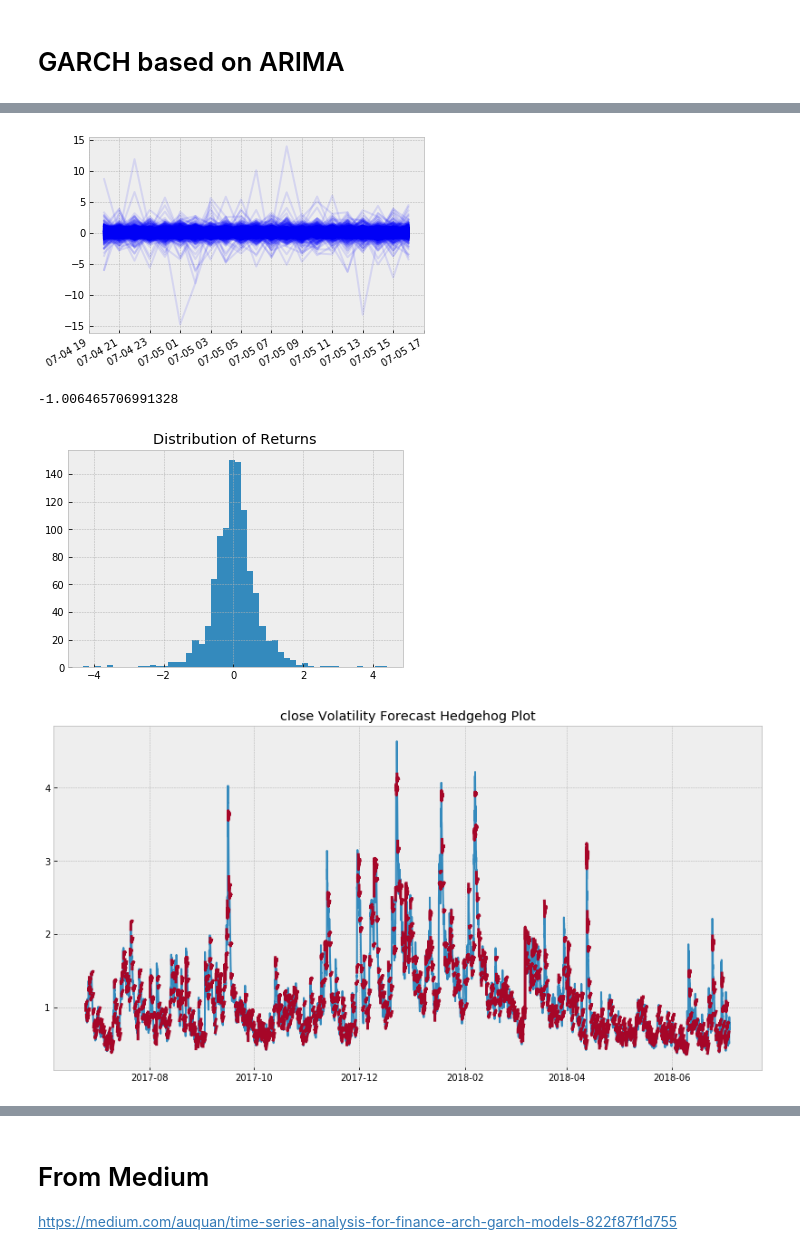
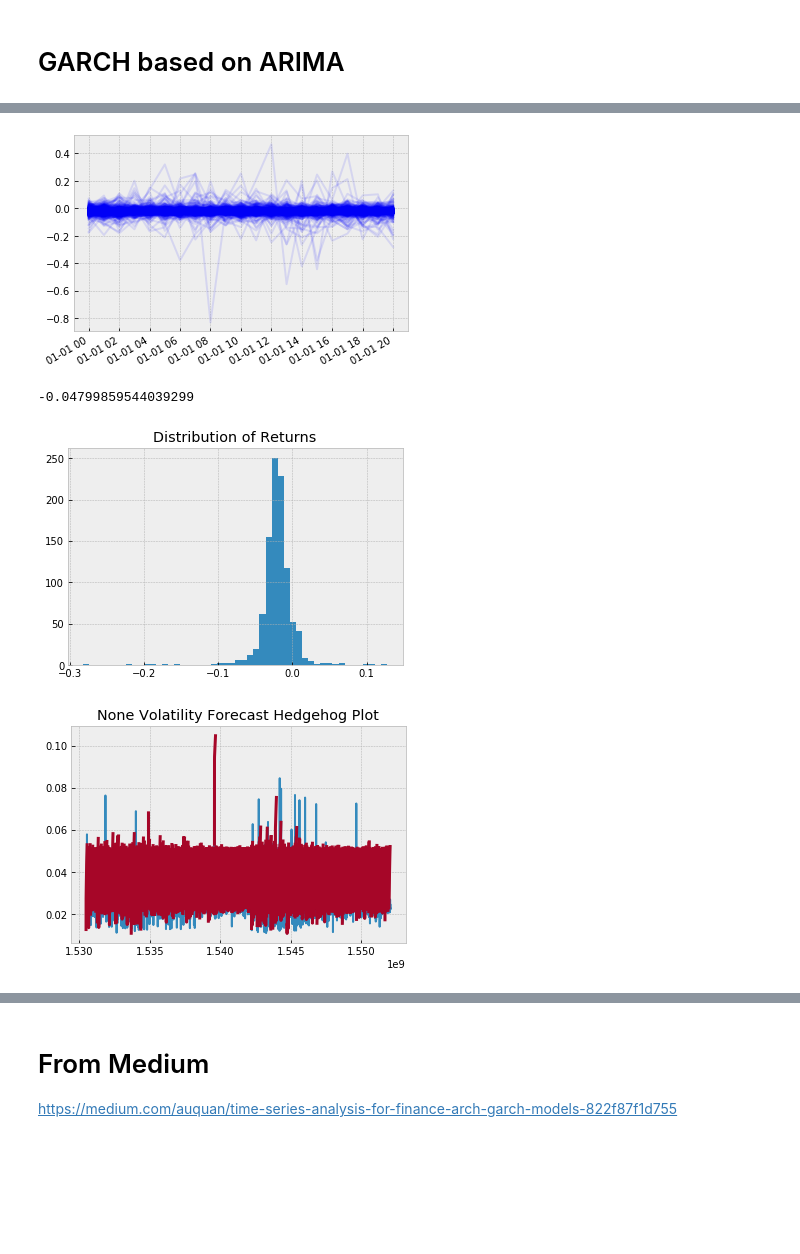
Before and after one commit to daniel-cortez-stevenson/crypto-predict, a Jupyter notebook: notebooks/statistical_model_dev.ipynb, the cells around one changed output, grey strips where cells are left out. Saved outputs shown, nothing was run; the diff lists cells and outputs as text; code cells hidden in the pictures; blank space fills up the shorter version.

```diff
--- a/notebooks/statistical_model_dev.ipynb
+++ b/notebooks/statistical_model_dev.ipynb
@@ -1,6 +6,10 @@
 # %%
 %load_ext autoreload
 %autoreload 2
+p = print
+
+import os
+import datetime
 
 import pandas as pd
 import numpy as np
@@ -8,14 +17,12 @@ import numpy as np
 import matplotlib.pyplot as plt
 %matplotlib inline
 
-import os, dotenv
-project_path = os.path.dirname(dotenv.find_dotenv())
-
 from sklearn.preprocessing import MinMaxScaler
 from sklearn.model_selection import train_test_split
-""
-import pickle
 
+from crypr.util import get_project_path
+
+import statsmodels
 import statsmodels.formula.api as smf
 import statsmodels.tsa.api as smt
 import statsmodels.api as sm
@@ -38,0 +35,8 @@ N_FEATURES=int(X_train.columns.values.size / Tx)
+# %%
+"""
+Import Data.
+"""
+SYM = 'BTC'
+data_path = os.path.join(get_project_path(), 'data', 'raw', SYM + '.csv')
+data = pd.read_csv(os.path.join(data_path), index_col=-1)
+data.head()
@@ -57,0 +63,7 @@ forecast_steps = 21
+# %%
+Y = data['close'].pct_change().dropna()
+Y.index = list(map(lambda ix: datetime.datetime.strptime(ix, '%Y-%m-%d %H:%M:%S').timestamp(), Y.index))
+max_lag = 30
+freq = 'H'
+forecast_steps = 21
+Y.head()
@@ -151,22 +163,20 @@ def _get_best_arima(TS):
     best_order = None
     best_mdl = None
 
-    pq_rng = range(5) # [0,1,2,3,4]
-    d_rng = range(2) # [0,1]
+    pq_rng = range(5)
+    d_rng = range(2)
     for i in pq_rng:
         for d in d_rng:
             for j in pq_rng:
                 try:
-                    tmp_mdl = smt.ARIMA(TS, order=(i,d,j), freq=freq).fit(
-                        method='mle', trend='nc'
-                    )
+                    tmp_mdl = smt.ARIMA(TS, order=(i, d, j)).fit(method='mle', trend='nc', freq=freq)
                     tmp_aic = tmp_mdl.aic
                     if tmp_aic < best_aic:
                         best_aic = tmp_aic
                         best_order = (i, d, j)
                         best_mdl = tmp_mdl
                 except: continue
-    print('aic: {:6.5f} | order: {}'.format(best_aic, best_order))
+    p('aic: {:6.5f} | order: {}'.format(best_aic, best_order))
     return best_aic, best_order, best_mdl
 # %%
 arima_aic, arima_order, arima_mdl = _get_best_arima(Y)
@@ -260,24 +262,24 @@ arch_f = arch_res.forecast(horizon=forecast_steps, start=Y.index[-1], method='si
 # %%
 
 sims = arch_f.simulations
 fig, ax = plt.subplots()
-lines = plt.plot(idx, sims.values[-1,:,:].T, color='blue', alpha=0.10)
+lines = plt.plot(idx, sims.values[-1, :, :].T, color='blue', alpha=0.1)
 lines[0].set_label('Simulated paths')
 fig.autofmt_xdate()
 plt.show()
 
-print(np.percentile(sims.values[-1,:,-1].T,5))
-plt.hist(sims.values[-1, :,-1],bins=50)
+p(np.percentile(sims.values[-1, :, -1].T, 5))
+plt.hist(sims.values[-1, :, -1], bins=50)
 plt.title('Distribution of Returns')
 plt.show()
 # %% [output]
-[figure, old version]
+[figure, new version]
--1.006465706991328
+-0.04799859544039299
-[figure, old version]
+[figure, new version]
 # %%
 fig = arch_res.hedgehog_plot(horizon=forecast_steps)
 # %% [output]
-[figure, old version]
+[figure, new version]
 # %%
 arch_res.plot(annualize='D', scale=365)
 # %% [output]
```
Also changed, not shown: parts of 28 cells of this notebook, 17 other files.
